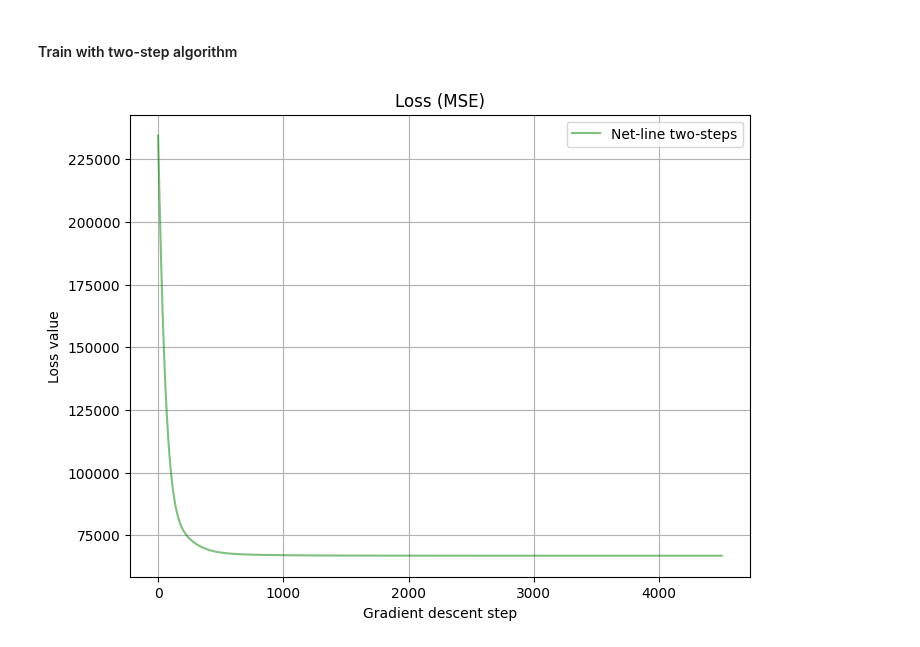
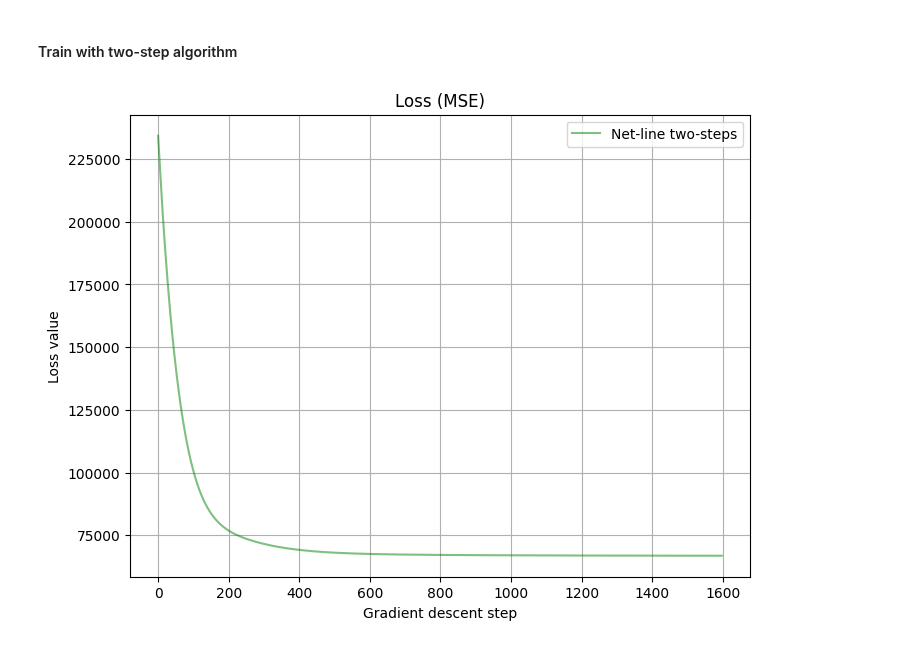
Before and after one commit to vkmbox/adaptive_stepsize, a Jupyter notebook: california_housing_regression.ipynb, the cells around one changed output. Cells and saved outputs as stored; diff of their text form; code cells hidden in the pictures.

```diff
--- a/california_housing_regression.ipynb
+++ b/california_housing_regression.ipynb
@@ -146,23 +146,23 @@ def print_loss():
 # %%
 def rmse_validation():
     with torch.no_grad():
         net_predictions= net_regression.forward(X_test_prepared_tn)
         return np.sqrt(mean_squared_error(Y_test, torch.squeeze(net_predictions).cpu().numpy()))
         #print("rmse for linear regression={}".format(net_rmse))
 
 rmse_prev, rmse_next = 1e10, rmse_validation()
 
-while True: #(rmse_prev - rmse_next)/rmse_next > 1e-6:
+while (rmse_prev - rmse_next)/rmse_next > 1e-6:
     rmse_prev = rmse_next
     step_result = opt_regression.step(Y_train_tn, X_train_prepared_tn, momentum=0.0)
     rmse_next = rmse_validation()
     HISTORY_PARAMS['test_loss'].append(rmse_next)
     if len(HISTORY_PARAMS['test_loss']) % 250 == 0:
         print_loss()
 
 print_loss()
 # %% [output]
-[figure, old version]
+[figure, new version]
 # %%
 print("rmse for linear regression={}".format(rmse_validation()))
 # %% [output]
```
Also changed, not shown: parts of 1 cell of this notebook, 1 other file.
